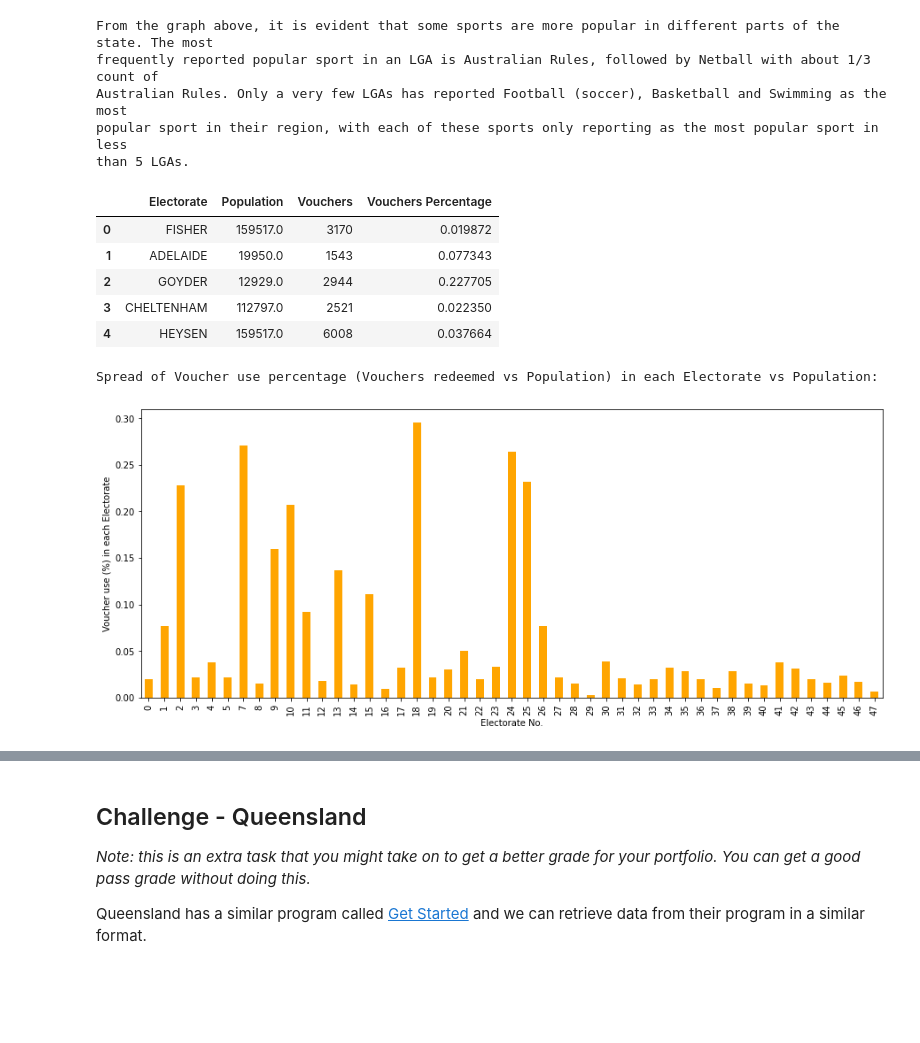
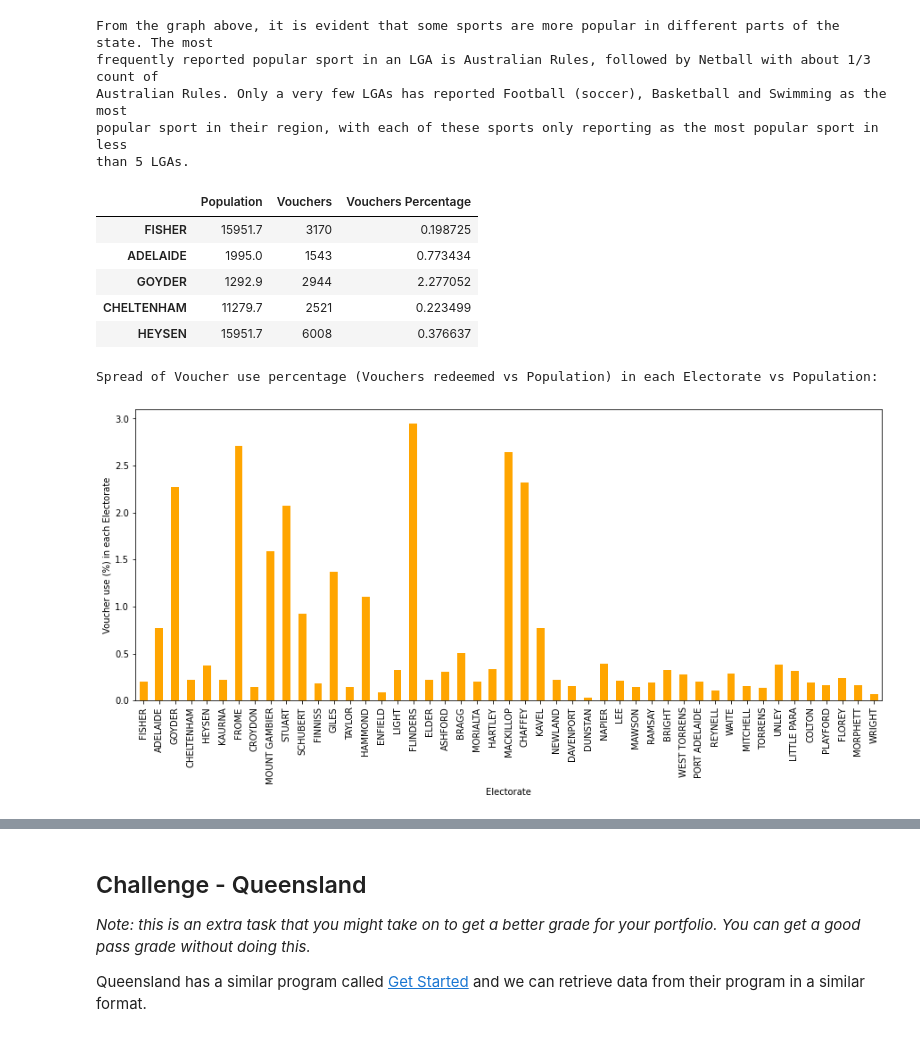
Before and after one commit to MQCOMP2200-S2-2021/data-science-portfolio-JoeB-cybersecurity, a Jupyter notebook: Portfolio 2.ipynb, the cells around one changed output, grey strips where cells are left out. Drawn from its saved outputs; the diff is of its cells as text; code cells hidden in the pictures; blank space fills up the shorter version.

```diff
--- a/Portfolio 2.ipynb
+++ b/Portfolio 2.ipynb
@@ -221,30 +179,30 @@ Voucher_Use_Percent = [0] * len(sa_vouchers_scores.Participant_Electorate.unique
 def represent(Electorate,i):
     while i < len(Electorate):
         Elec[i] = Electorate[i]
-        Population[i] = sa_vouchers_scores[sa_vouchers_scores.Participant_Electorate == Electorate[i]].Population.max()
+        Population[i] = sa_vouchers_scores[sa_vouchers_scores.Participant_Electorate == Electorate[i]].Population.max()/10
         Amount_vo[i] = sa_vouchers_scores[sa_vouchers_scores.Participant_Electorate == Electorate[i]].value_counts().sum()
         Voucher_Use_Percent[i] = Amount_vo[i]/Population[i]
         i = i + 1
 
 represent(sa_vouchers_scores.Participant_Electorate.unique(),0)
-combine1 = {'Electorate':Elec,'Population':Population, 'Vouchers':Amount_vo, 'Vouchers Percentage':Voucher_Use_Percent}
+combine1 = {'Population':Population, 'Vouchers':Amount_vo, 'Vouchers Percentage':Voucher_Use_Percent}
 
-df1 = pd.DataFrame(data=combine1)
+df1 = pd.DataFrame(data=combine1,index=Elec)
 df1 = df1.dropna(axis='rows') #drop nan values/no electorate
 df1.head()
 # %% [output]
-|  | Electorate | Population | Vouchers | Vouchers Percentage |
-| 0 | FISHER | 159517.0 | 3170 | 0.019872 |
-| 1 | ADELAIDE | 19950.0 | 1543 | 0.077343 |
-| 2 | GOYDER | 12929.0 | 2944 | 0.227705 |
-| 3 | CHELTENHAM | 112797.0 | 2521 | 0.022350 |
-| 4 | HEYSEN | 159517.0 | 6008 | 0.037664 |
+|  | Population | Vouchers | Vouchers Percentage |
+| FISHER | 15951.7 | 3170 | 0.198725 |
+| ADELAIDE | 1995.0 | 1543 | 0.773434 |
+| GOYDER | 1292.9 | 2944 | 2.277052 |
+| CHELTENHAM | 11279.7 | 2521 | 0.223499 |
+| HEYSEN | 15951.7 | 6008 | 0.376637 |
 # %%
 df1["Vouchers Percentage"].plot(kind="bar",color="orange",figsize=(15,6))
 plt.ylabel('Voucher use (%) in each Electorate')
-plt.xlabel('Electorate No.')
+plt.xlabel('Electorate')
 print("Spread of Voucher use percentage (Vouchers redeemed vs Population) in each Electorate vs Population:")
 # %% [output]
 Spread of Voucher use percentage (Vouchers redeemed vs Population) in each Electorate vs Population:
-[figure, old version]
+[figure, new version]
 # %%
```
Also changed, not shown: parts of 23 cells of this notebook.
